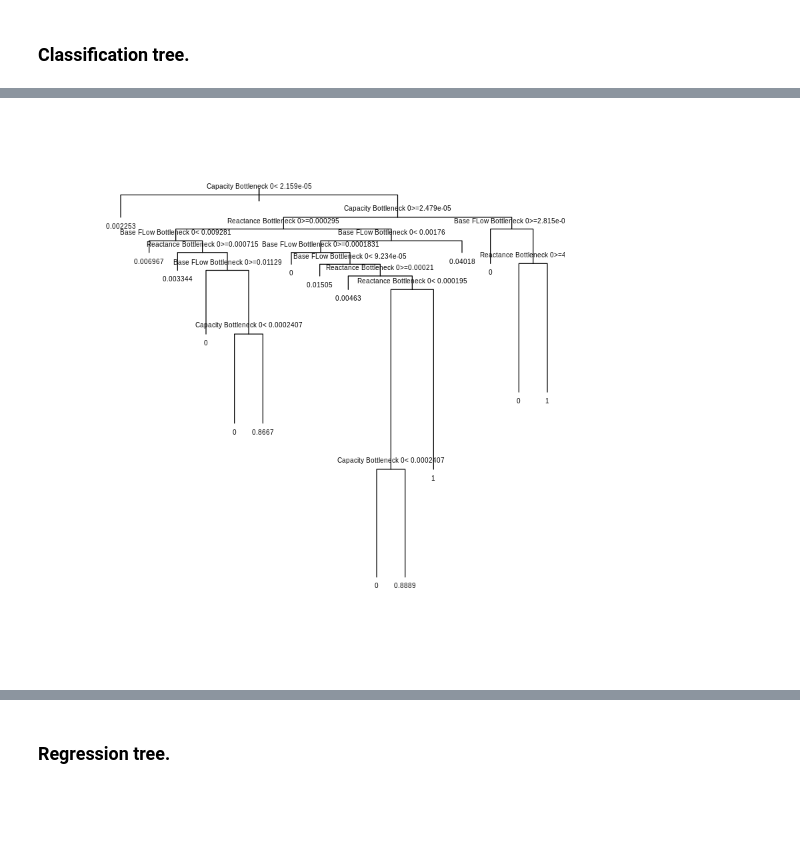
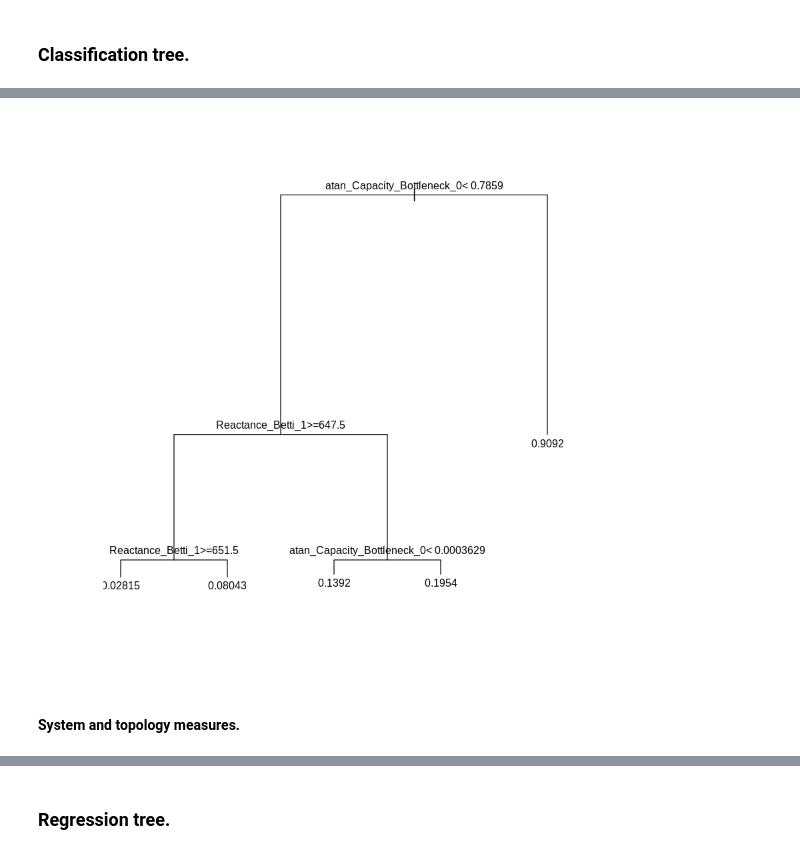
Before and after one commit to NREL/tda-ps, a Jupyter notebook: jsm-2020/exploratory-analysis.ipynb, the cells around one changed output, grey strips where cells are left out. Cells and saved outputs as stored; diff of their text form; code cells hidden in the pictures; blank space fills up the shorter version.

```diff
--- a/jsm-2020/exploratory-analysis.ipynb
+++ b/jsm-2020/exploratory-analysis.ipynb
@@ -77,14 +203,2 @@ z[, `Outage?` := `Unserved MW` > 0]
 # %% [markdown]
 ### Classification tree.
-# %%
-z.rpart <- rpart(
-    `Outage?` ~ `Outage Fraction` +
-#       `Reactance Loss pu` +
-        `Reactance Betti 0` + `Reactance Betti 1` + `Reactance Bottleneck 0` + `Reactance Bottleneck 1` +
-#       `Capacity Loss MW`  +
-        `Capacity Betti 0`  + `Capacity Betti 1`  + `Capacity Bottleneck 0`  + `Capacity Bottleneck 1`  +
-#       `Base Flow Loss MW` +
-        `Base Flow Betti 0` + `Base Flow Betti 1` + `Base FLow Bottleneck 0` + `Base FLow Bottleneck 1` ,
-    data = z
-)
-z.rpart
@@ -92,0 +207,31 @@ ERROR: Error in eval(predvars, data, env): object 'Outage?' not found
+# %%
+z.rpart <- rpart(
+    Has_Unserved ~
+#       Outage_Fraction +
+#       Reactance_Loss_pu +
+        Reactance_Betti_0 + Reactance_Betti_1 + atan_Reactance_Bottleneck_0 + atan_Reactance_Bottleneck_1 +
+#       Capacity_Loss MW  +
+        Capacity_Betti_0  + Capacity_Betti_1  + atan_Capacity_Bottleneck_0  + atan_Capacity_Bottleneck_1  +
+#       Base_Flow Loss_MW +
+        Base_Flow_Betti_0 + Base_Flow_Betti_1 + atan_Base_Flow_Bottleneck_0 + atan_Base_Flow_Bottleneck_1 ,
+    data = z.clean[, .(
+        Has_Unserved,
+        Reactance_Loss_pu,
+        Reactance_Betti_0,
+        Reactance_Betti_1,
+        atan_Reactance_Bottleneck_0 = atan(Reactance_Bottleneck_0),
+        atan_Reactance_Bottleneck_1 = atan(Reactance_Bottleneck_1),
+        Capacity_Loss_MW,
+        Capacity_Betti_0,
+        Capacity_Betti_1,
+        atan_Capacity_Bottleneck_0 = atan(Capacity_Bottleneck_0),
+        atan_Capacity_Bottleneck_1 = atan(Capacity_Bottleneck_1),
+        Base_Flow_Loss_MW,
+        Base_Flow_Betti_0,
+        Base_Flow_Betti_1,
+        atan_Base_Flow_Bottleneck_0 = atan(Base_Flow_Bottleneck_0),
+        atan_Base_Flow_Bottleneck_1 = atan(Base_Flow_Bottleneck_1)
+    )],
+    control = rpart.control(cp = 0.0025)
+)
+z.rpart
@@ -93,5 +253,7 @@ ERROR: Error in eval(predvars, data, env): object 'Outage?' not found
 # %%
 plot(z.rpart)
-text(z.rpart, cex=0.5)
+text(z.rpart, cex=0.8)
 # %% [output]
-[figure, old version]
+[figure, new version]
+# %% [markdown]
+#### System and topology measures.
```
Also changed, not shown: parts of 44 cells of this notebook, 7 other files.
